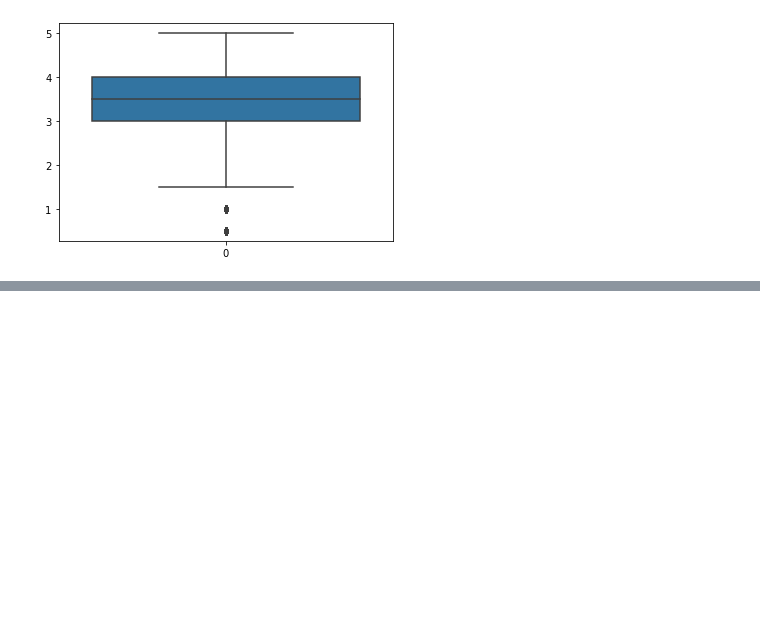
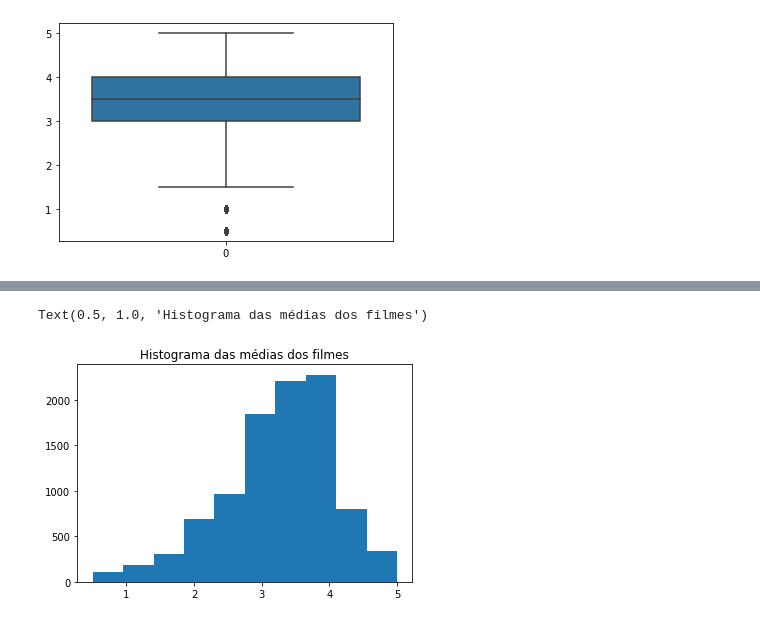
Before and after one commit to 1-aquila-1/data-science, a Jupyter notebook: 01-primeiros-passos/primeiros_passos.ipynb, the cells around one changed output, grey strips where cells are left out. Cells and saved outputs as stored; diff of their text form; code cells hidden in the pictures; blank space fills up the shorter version.

```diff
--- a/01-primeiros-passos/primeiros_passos.ipynb
+++ b/01-primeiros-passos/primeiros_passos.ipynb
@@ -98,0 +221,6 @@ boxplot = sns.boxplot(data=notas.nota)
+# %%
+plt.hist(medias_por_filme)
+plt.title("Histograma das médias dos filmes")
+# %% [output]
+Text(0.5, 1.0, 'Histograma das médias dos filmes')
+[figure, added]
```
Also changed, not shown: parts of 22 cells of this notebook.
